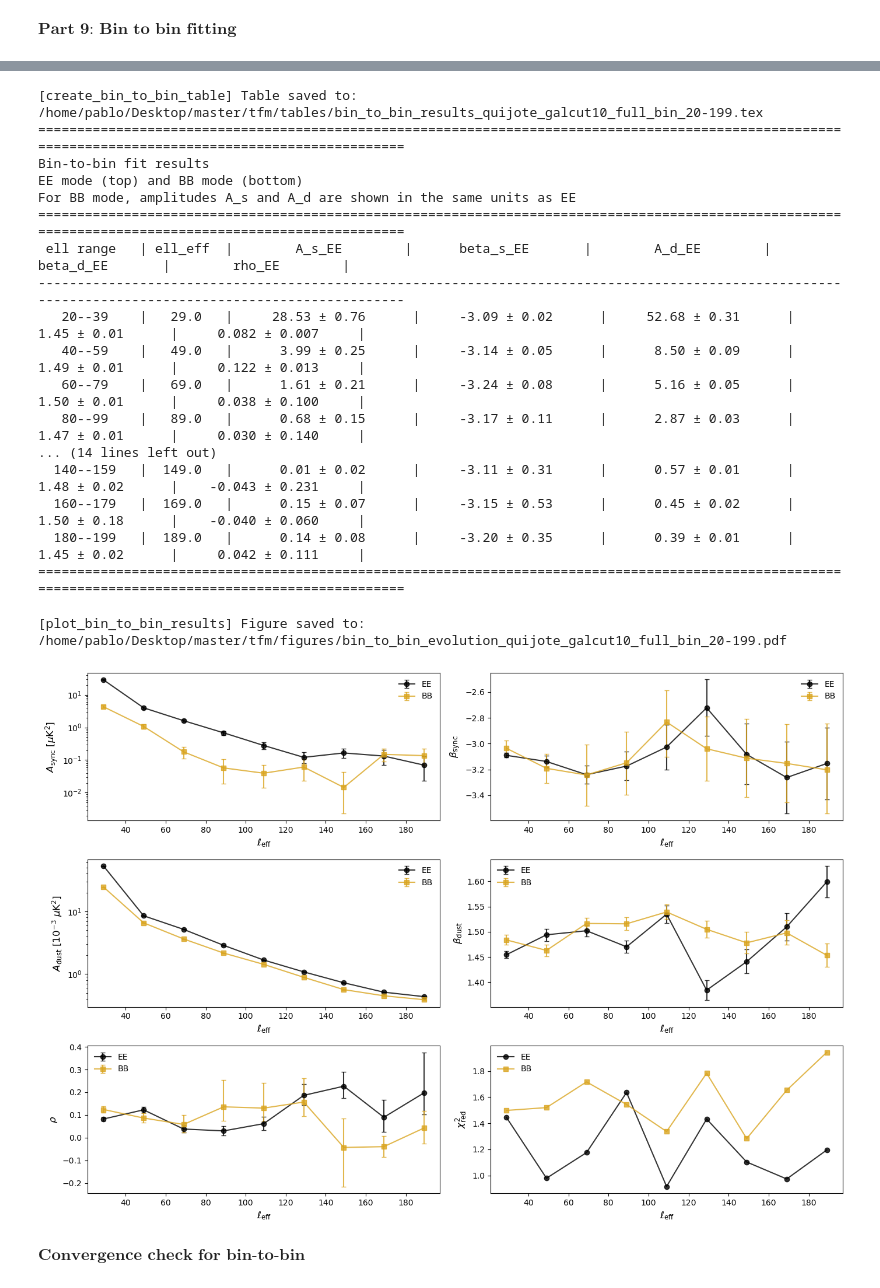
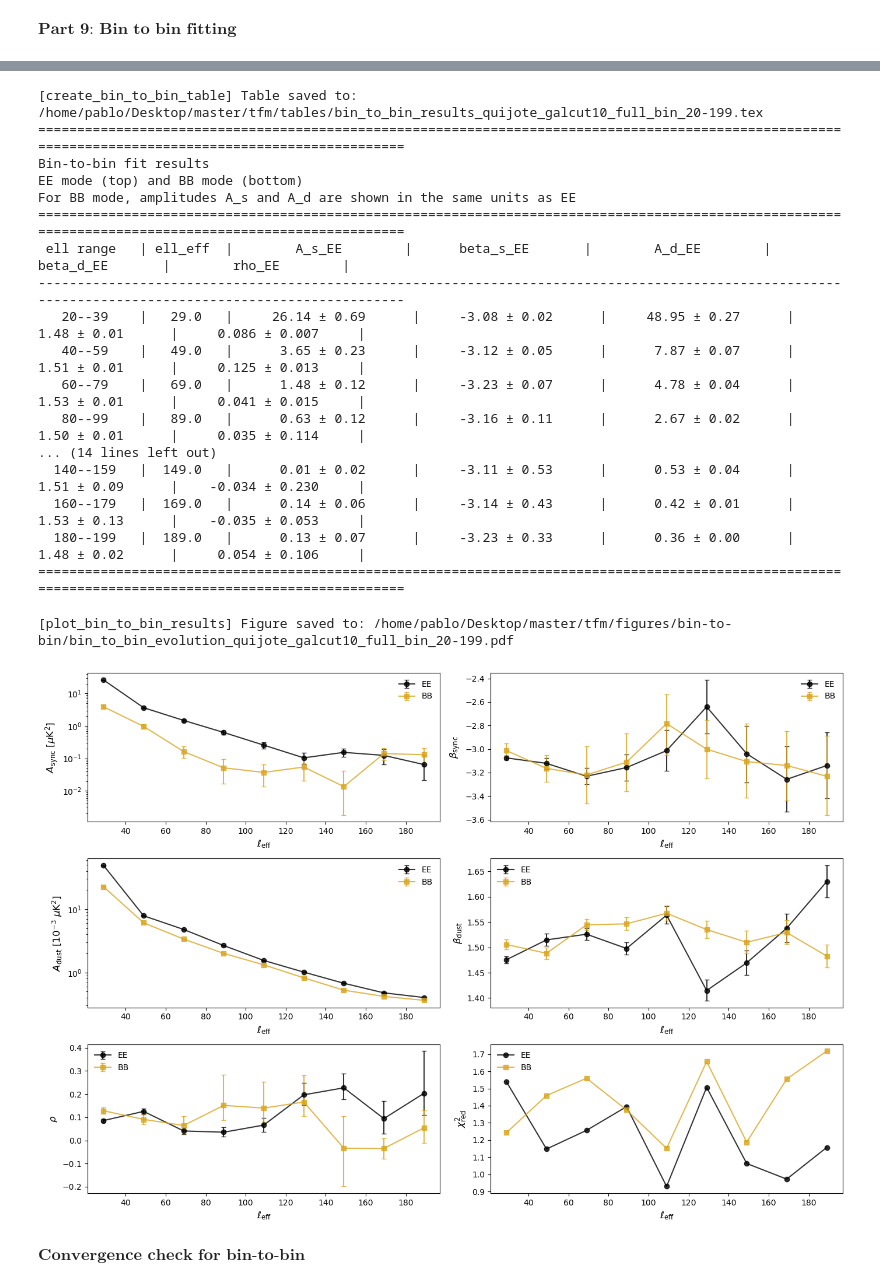
Before and after one commit to pablodeferra/tfm_pablo_de_ferra, a Jupyter notebook: python/1-methodology_tests/run_all_code.ipynb, the cells around one changed output, grey strips where cells are left out. Cells and saved outputs as stored; diff of their text form; code cells hidden in the pictures.

```diff
--- a/python/1-methodology_tests/run_all_code.ipynb
+++ b/python/1-methodology_tests/run_all_code.ipynb
@@ -22,7 +24,7 @@ planck_bands = ['30', '44', '70', '100', '143', '217', '353']
 
 band_list = quijote_bands + wmap_bands + planck_bands
 
-name_suffix = '_sim_bin4-199'
+name_suffix = '_full_bin_20-199'
 
 # Differential Assemblies (DAs) per frequency band
 BANDS = {
@@ -36,7 +38,7 @@ BANDS = {
 lmax = 2 * nside - 1
 dl = 10
 
-mask_select = masks['QUIJOTE_galcut']['galcut10_10mk']
+mask_select = masks['QUIJOTE_galcut']['galcut10']
 mask_name = mask_select['name']
 use_simulated_maps = False
 use_white_noise = False
@@ -533,33 +540,33 @@ For BB mode, amplitudes A_s and A_d are shown in the same units as EE
 ======================================================================================================================================================
  ell range   | ell_eff  |        A_s_EE        |      beta_s_EE       |        A_d_EE        |      beta_d_EE       |        rho_EE        |
 ------------------------------------------------------------------------------------------------------------------------------------------------------
-   20--39    |   29.0   |     28.53 ± 0.76      |     -3.09 ± 0.02      |     52.68 ± 0.31      |      1.45 ± 0.01      |     0.082 ± 0.007     |
-   40--59    |   49.0   |      3.99 ± 0.25      |     -3.14 ± 0.05      |      8.50 ± 0.09      |      1.49 ± 0.01      |     0.122 ± 0.013     |
-   60--79    |   69.0   |      1.61 ± 0.21      |     -3.24 ± 0.08      |      5.16 ± 0.05      |      1.50 ± 0.01      |     0.038 ± 0.100     |
-   80--99    |   89.0   |      0.68 ± 0.15      |     -3.17 ± 0.11      |      2.87 ± 0.03      |      1.47 ± 0.01      |     0.030 ± 0.140     |
+   20--39    |   29.0   |     26.14 ± 0.69      |     -3.08 ± 0.02      |     48.95 ± 0.27      |      1.48 ± 0.01      |     0.086 ± 0.007     |
+   40--59    |   49.0   |      3.65 ± 0.23      |     -3.12 ± 0.05      |      7.87 ± 0.07      |      1.51 ± 0.01      |     0.125 ± 0.013     |
+   60--79    |   69.0   |      1.48 ± 0.12      |     -3.23 ± 0.07      |      4.78 ± 0.04      |      1.53 ± 0.01      |     0.041 ± 0.015     |
+   80--99    |   89.0   |      0.63 ± 0.12      |     -3.16 ± 0.11      |      2.67 ± 0.02      |      1.50 ± 0.01      |     0.035 ± 0.114     |
 ... (14 lines left out)
-  140--159   |  149.0   |      0.01 ± 0.02      |     -3.11 ± 0.31      |      0.57 ± 0.01      |      1.48 ± 0.02      |    -0.043 ± 0.231     |
-  160--179   |  169.0   |      0.15 ± 0.07      |     -3.15 ± 0.53      |      0.45 ± 0.02      |      1.50 ± 0.18      |    -0.040 ± 0.060     |
-  180--199   |  189.0   |      0.14 ± 0.08      |     -3.20 ± 0.35      |      0.39 ± 0.01      |      1.45 ± 0.02      |     0.042 ± 0.111     |
+  140--159   |  149.0   |      0.01 ± 0.02      |     -3.11 ± 0.53      |      0.53 ± 0.04      |      1.51 ± 0.09      |    -0.034 ± 0.230     |
+  160--179   |  169.0   |      0.14 ± 0.06      |     -3.14 ± 0.43      |      0.42 ± 0.01      |      1.53 ± 0.13      |    -0.035 ± 0.053     |
+  180--199   |  189.0   |      0.13 ± 0.07      |     -3.23 ± 0.33      |      0.36 ± 0.00      |      1.48 ± 0.02      |     0.054 ± 0.106     |
 ======================================================================================================================================================
 # %%
 # Plot parameter evolution with ell
-plot_save_path = f'/home/pablo/Desktop/master/tfm/figures/bin_to_bin/bin_to_bin_evolution_{mask_name}{name_suffix}.pdf'
+plot_save_path = f'/home/pablo/Desktop/master/tfm/figures/bin-to-bin/bin_to_bin_evolution_{mask_name}{name_suffix}.pdf'
 
 fig = functions.plot_bin_to_bin_results(
     fit_data_EE=fit_data_EE,
     fit_data_BB=fit_data_BB,
     samples_free_list_EE=samples_free_EE,
     samples_free_list_BB=samples_free_BB,
     param_names=param_names_btb,
     chi2_reduced_EE=chi2_reduced_EE,
     chi2_reduced_BB=chi2_reduced_BB,
     save_path=plot_save_path,
     figsize=(14, 10)
 )
 # %% [output]
-[plot_bin_to_bin_results] Figure saved to: /home/pablo/Desktop/master/tfm/figures/bin_to_bin_evolution_quijote_galcut10_full_bin_20-199.pdf
+[plot_bin_to_bin_results] Figure saved to: /home/pablo/Desktop/master/tfm/figures/bin-to-bin/bin_to_bin_evolution_quijote_galcut10_full_bin_20-199.pdf
-[figure, old version]
+[figure, new version]
 # %% [markdown]
 $\textbf{Convergence check for bin-to-bin}$
 # %%
```
Also changed, not shown: parts of 11 cells of this notebook, 7 other files.
